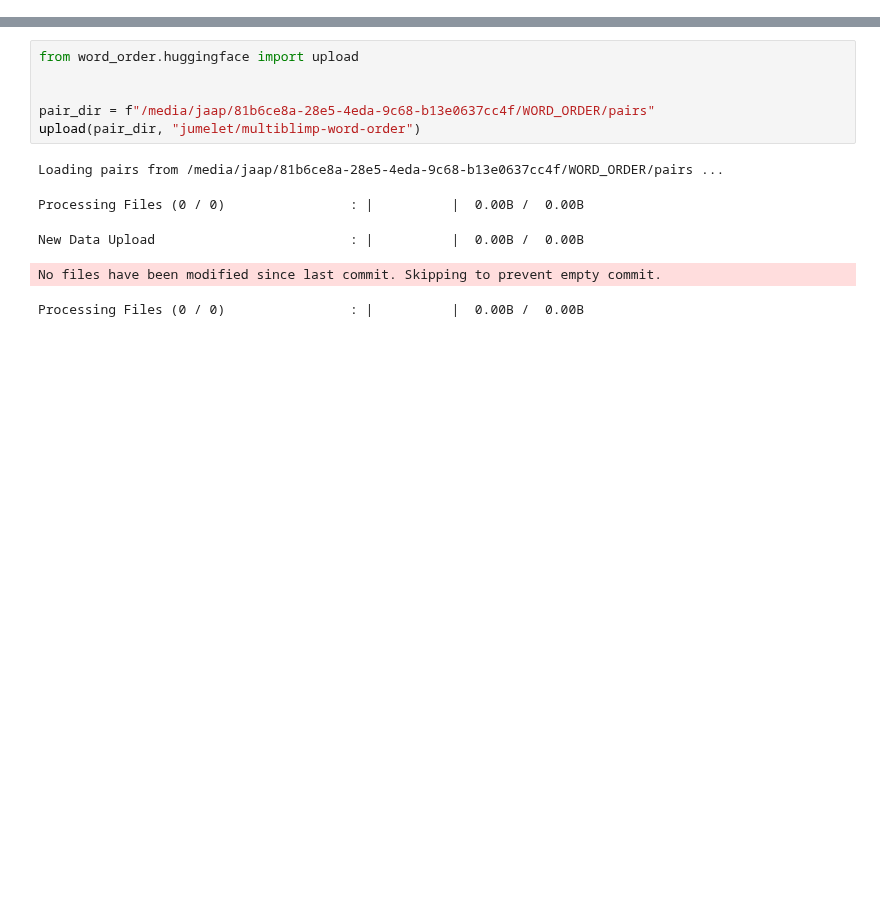
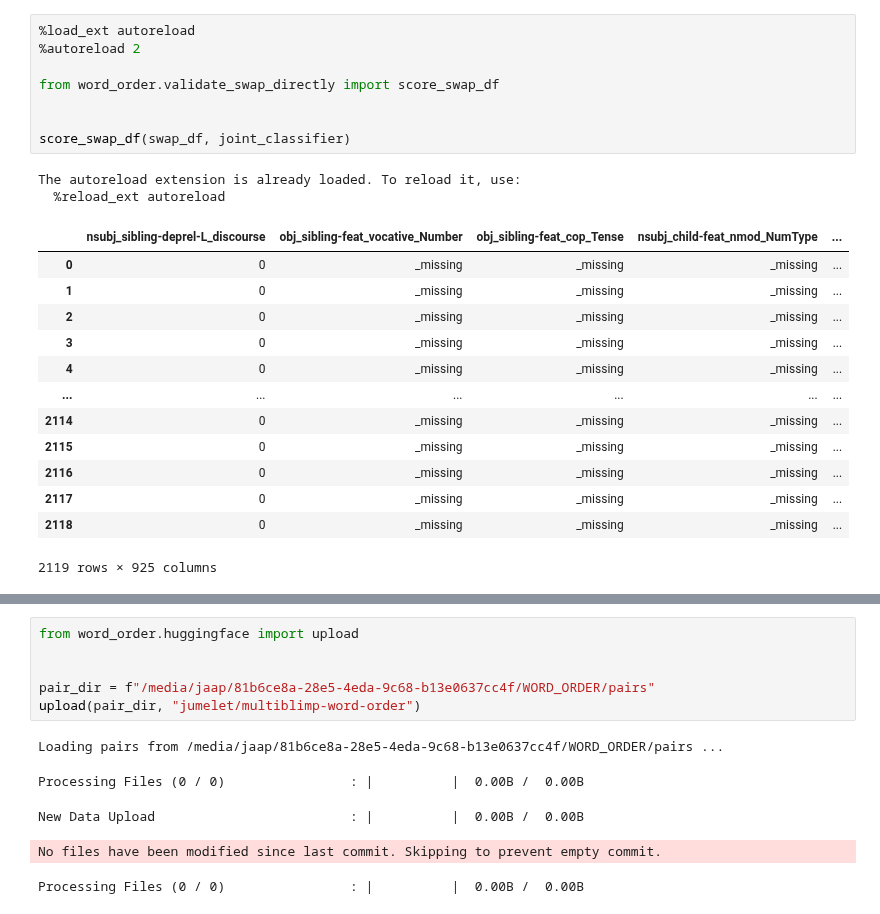
Before and after one commit to jumelet/multiblimp, a Jupyter notebook: notebooks/word_order_DT.ipynb, the cells around one changed output, grey strips where cells are left out. Cells and saved outputs as stored; diff of their text form; blank space fills up the shorter version.

```diff
--- a/notebooks/word_order_DT.ipynb
+++ b/notebooks/word_order_DT.ipynb
@@ -156,0 +295,24 @@ Found unknown categories in columns [1, 20] during transform. These unknown cate
+# %%
+%load_ext autoreload
+%autoreload 2
+
+from word_order.validate_swap_directly import score_swap_df
+
+
+score_swap_df(swap_df, joint_classifier)
+# %% [output]
+The autoreload extension is already loaded. To reload it, use:
+  %reload_ext autoreload
+|  | nsubj_sibling-deprel-L_discourse | obj_sibling-feat_vocative_Number | obj_sibling-feat_cop_Tense | nsubj_child-feat_nmod_NumType | ... |
+| 0 | 0 | _missing | _missing | _missing | ... |
+| 1 | 0 | _missing | _missing | _missing | ... |
+| 2 | 0 | _missing | _missing | _missing | ... |
+| 3 | 0 | _missing | _missing | _missing | ... |
+| 4 | 0 | _missing | _missing | _missing | ... |
+| ... | ... | ... | ... | ... | ... |
+| 2114 | 0 | _missing | _missing | _missing | ... |
+| 2115 | 0 | _missing | _missing | _missing | ... |
+| 2116 | 0 | _missing | _missing | _missing | ... |
+| 2117 | 0 | _missing | _missing | _missing | ... |
+| 2118 | 0 | _missing | _missing | _missing | ... |
+2119 rows × 925 columns
```
Also changed, not shown: parts of 31 cells of this notebook, 22 other files.
